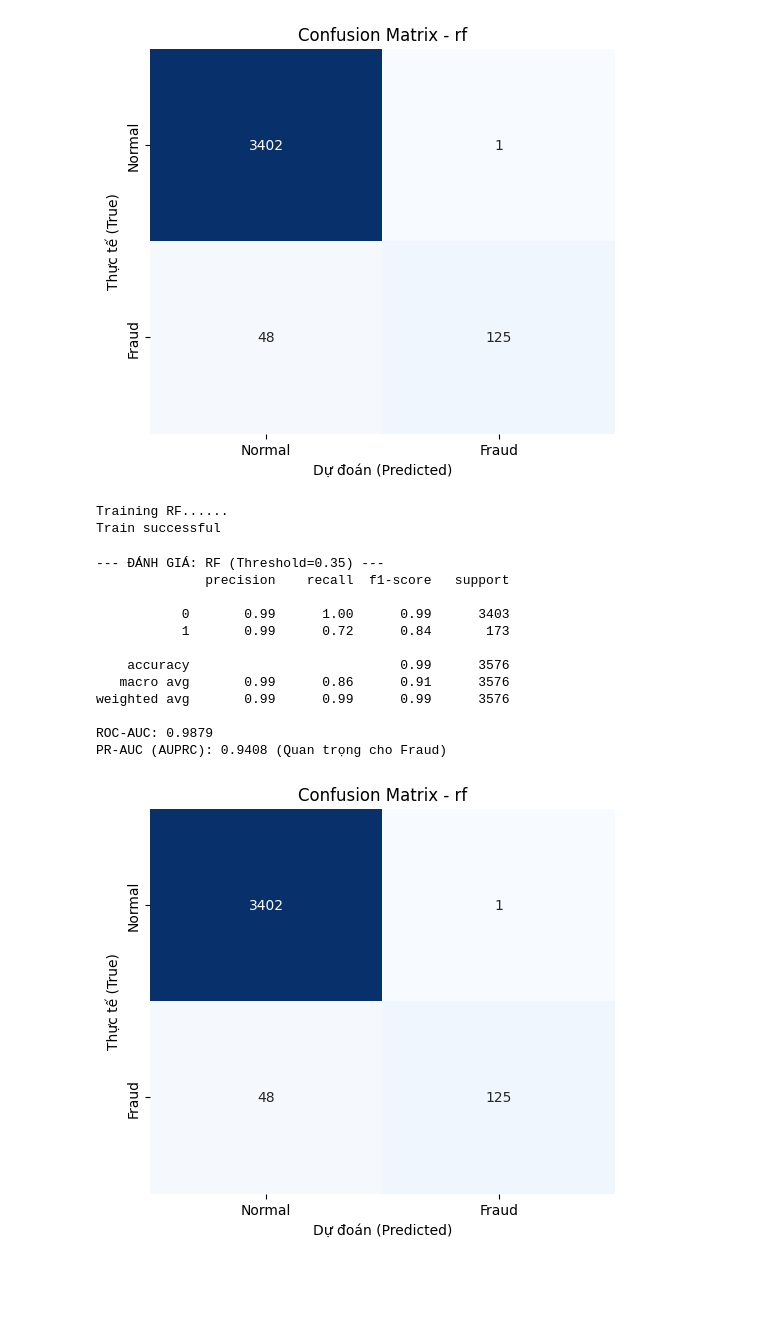
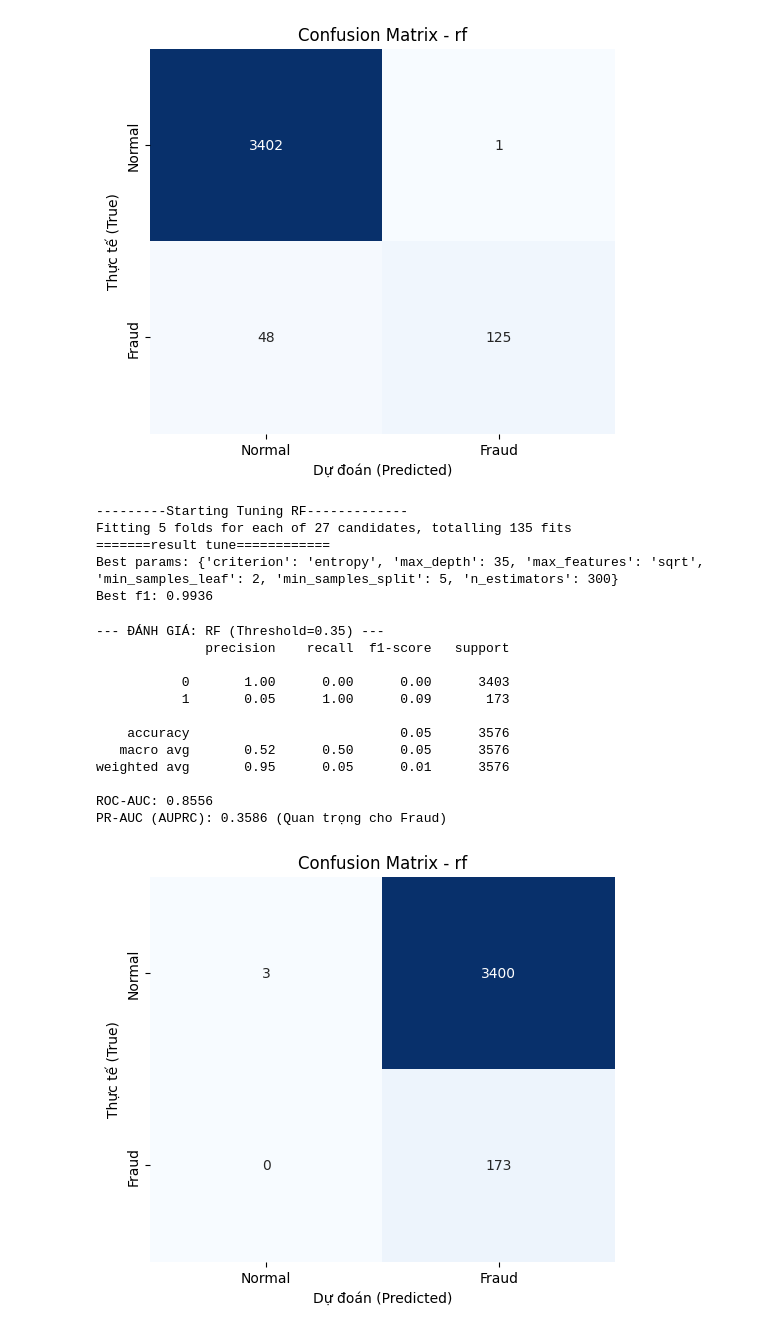
Before and after one commit to thanhlek5/Du-doan-tin-tuyen-dung, a Jupyter notebook: notebooks/RandomForest.ipynb, the cells around one changed output. Cells and saved outputs as stored; diff of their text form; code cells hidden in the pictures; blank space fills up the shorter version.

```diff
--- a/notebooks/RandomForest.ipynb
+++ b/notebooks/RandomForest.ipynb
@@ -116,23 +117,27 @@ PR-AUC (AUPRC): 0.9408 (Quan trọng cho Fraud)
 [figure]
 # %%
 X_smote, Y_smote = smote_pipeline(X_train, Y_train)
-model_smote = trainModel(X_smote, Y_smote, model_name='rf')
+model_smote = tuneModel(X_smote, Y_smote, model_name='rf',raw_params=param_gcv,name_search="gcv")
 # %% [output]
-Training RF......
-Train successful
+---------Starting Tuning RF-------------
+Fitting 5 folds for each of 27 candidates, totalling 135 fits
+=======result tune============
+Best params: {'criterion': 'entropy', 'max_depth': 35, 'max_features': 'sqrt', 'min_samples_leaf': 2, 'min_samples_split': 5, 'n_estimators': 300}
+Best f1: 0.9936
-# %%
-eval_model.evaluate_model('rf', 0.35)
-# %% [output]
---- ĐÁNH GIÁ: RF (Threshold=0.35) ---
-              precision    recall  f1-score   support
-
-           0       0.99      1.00      0.99      3403
-           1       0.99      0.72      0.84       173
-
-    accuracy                           0.99      3576
-   macro avg       0.99      0.86      0.91      3576
-weighted avg       0.99      0.99      0.99      3576
-
-ROC-AUC: 0.9879
-PR-AUC (AUPRC): 0.9408 (Quan trọng cho Fraud)
-[figure, removed]
+# %%
+eval_model = Metric(model_smote[0], x_test, Y_test)
+eval_model.evaluate_model('rf', 0.35)
+# %% [output]
+--- ĐÁNH GIÁ: RF (Threshold=0.35) ---
+              precision    recall  f1-score   support
+
+           0       1.00      0.00      0.00      3403
+           1       0.05      1.00      0.09       173
+
+    accuracy                           0.05      3576
+   macro avg       0.52      0.50      0.05      3576
+weighted avg       0.95      0.05      0.01      3576
+
+ROC-AUC: 0.8556
+PR-AUC (AUPRC): 0.3586 (Quan trọng cho Fraud)
+[figure, added]
```
Also changed, not shown: parts of 8 cells of this notebook.
